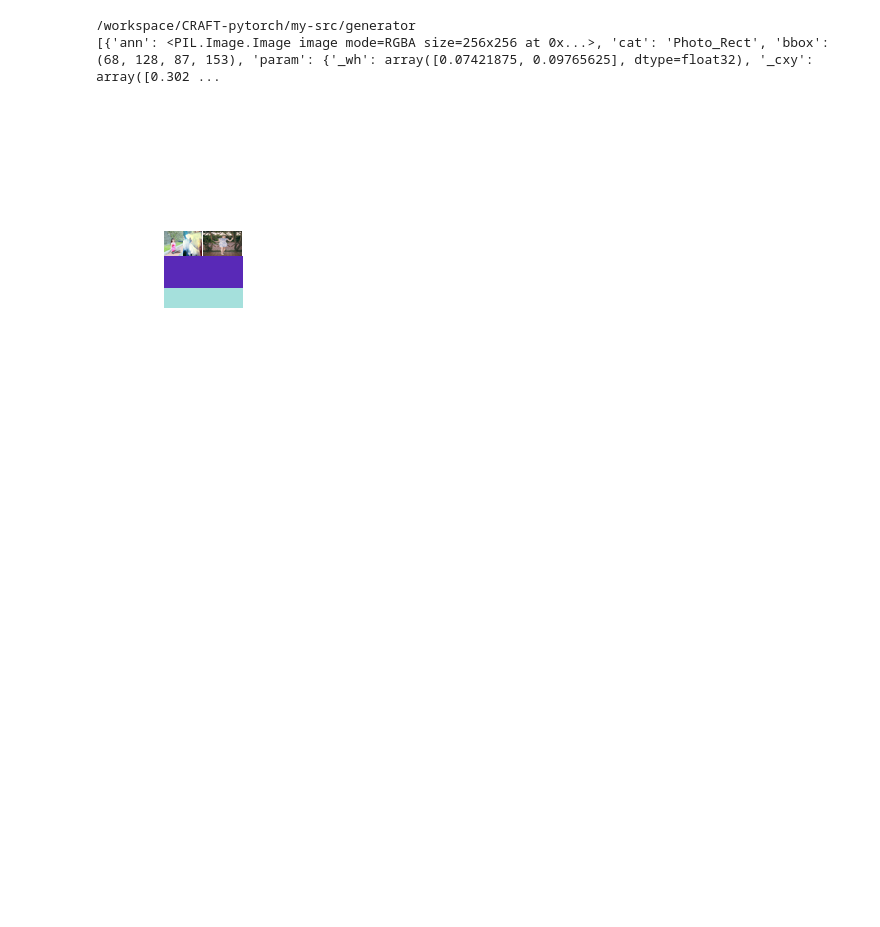
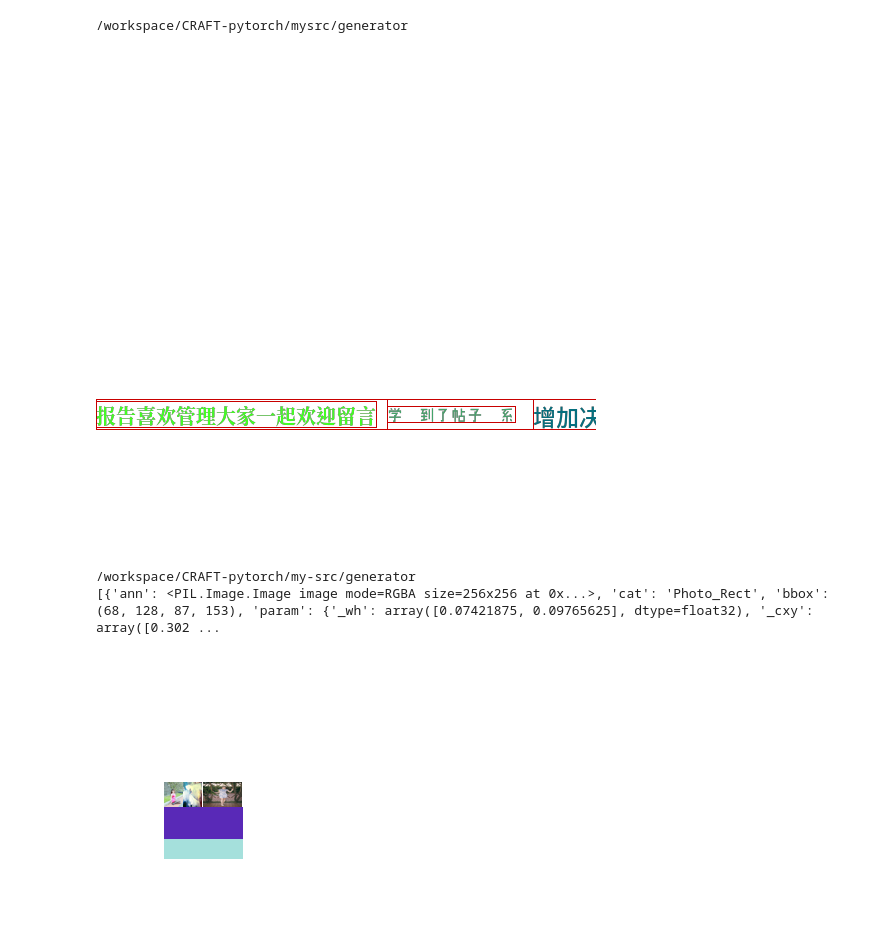
Before and after one commit to w121211/CRAFT-pytorch, a Jupyter notebook: debug.ipynb, the cells around one changed output. Saved outputs shown, nothing was run; the diff lists cells and outputs as text; code cells hidden in the pictures; blank space fills up the shorter version.

```diff
--- a/debug.ipynb
+++ b/debug.ipynb
@@ -29 +73,21 @@ a
+# %%
+%cd /workspace/CRAFT-pytorch/mysrc/generator
+%autoreload 2
+
+from blocks.text import _Box, fonts_en, fonts_cn, fake, _FixedBox
+from blocks.layout import rand_box
+
+root = rand_box(np.array([400, 100])).clone(_Box, fonts_cn, 1)
+im, infos = root.sample(500)
+im
+
+# b = _FixedBox(fonts_en, np.zeros(2), np.array([256, 128]))
+# im, infos = b.sample(356)
+# im
+
+# for b in root.leafs():
+#     b = _FixedBox(fonts_en, np.zeros(2), np.array([256, 128]))
+# %% [output]
+/workspace/CRAFT-pytorch/mysrc/generator
+[figure, added]
 # %%
```
Also changed, not shown: parts of 6 cells of this notebook, 9 other files.
